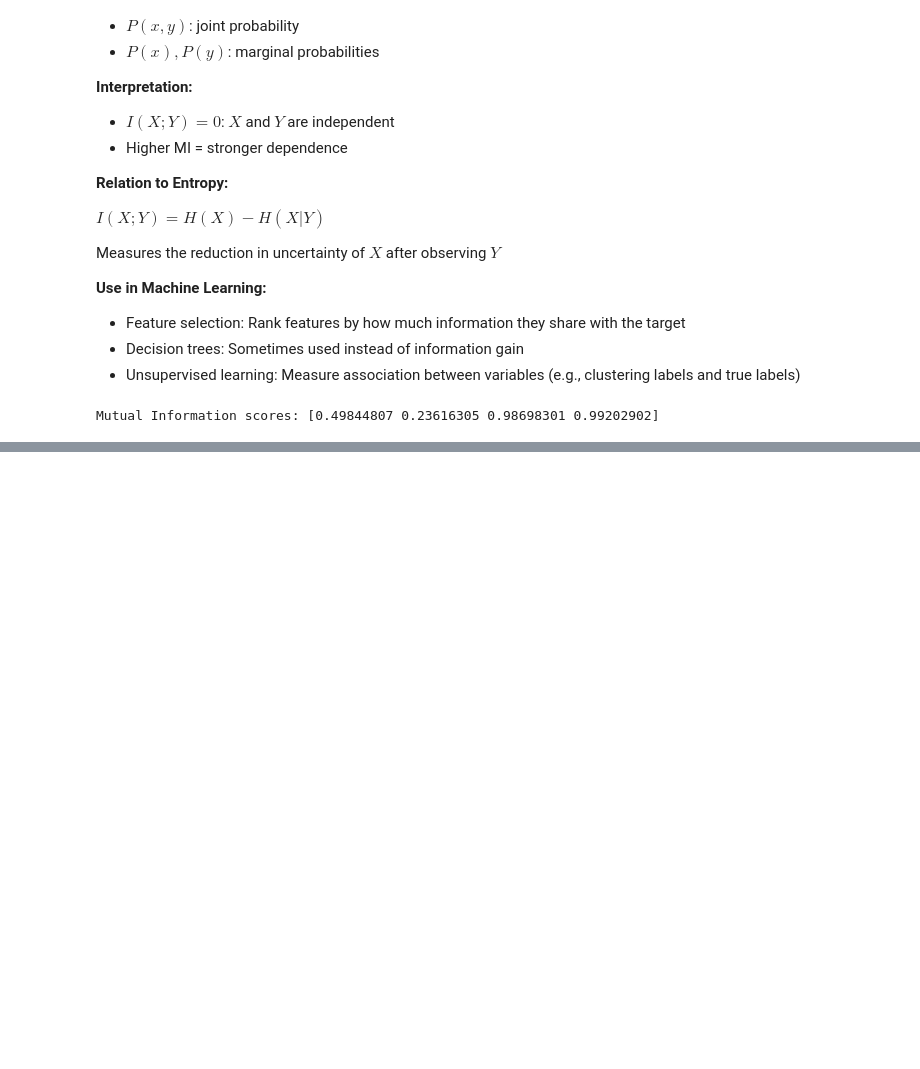
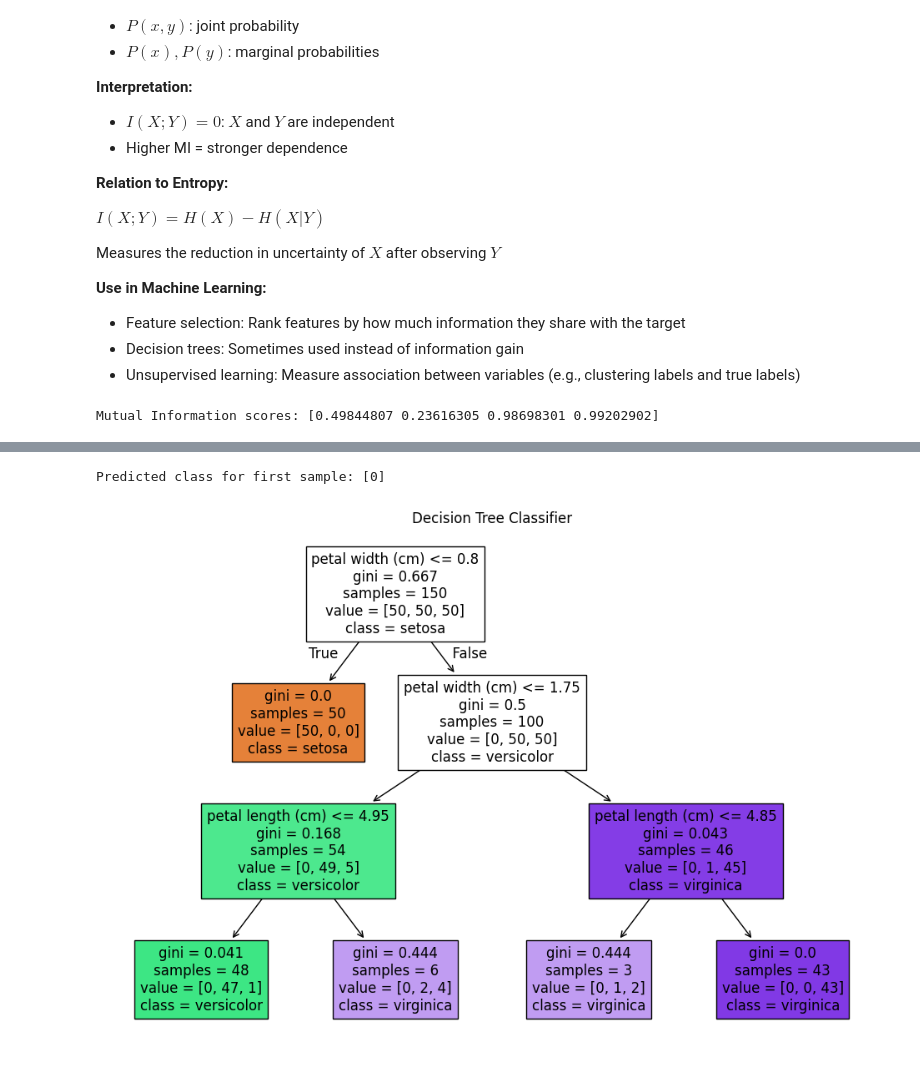
Before and after one commit to adnanagbaria/MLcourse, a Jupyter notebook: Lec7_classification2.ipynb, the cells around one changed output, grey strips where cells are left out. Saved outputs shown, nothing was run; the diff lists cells and outputs as text; code cells hidden in the pictures; blank space fills up the shorter version.

```diff
--- a/Lec7_classification2.ipynb
+++ b/Lec7_classification2.ipynb
@@ -108,0 +163,23 @@ A Decision Tree is a supervised learning algorithm used for classification and r
+# %%
+from sklearn.datasets import load_iris
+from sklearn.tree import DecisionTreeClassifier, plot_tree
+import matplotlib.pyplot as plt
+
+# Load sample data
+X, y = load_iris(return_X_y=True)
+
+# Fit classifier
+clf = DecisionTreeClassifier(criterion='gini', max_depth=3)
+clf.fit(X, y)
+
+# Predict
+print("Predicted class for first sample:", clf.predict([X[0]]))
+
+# Visualize the tree
+plt.figure(figsize=(12, 8))
+plot_tree(clf, feature_names=load_iris().feature_names, class_names=load_iris().target_names, filled=True)
+plt.title("Decision Tree Classifier")
+plt.show()
+# %% [output]
+Predicted class for first sample: [0]
+[figure, added]
```
Also changed, not shown: parts of 4 cells of this notebook.
